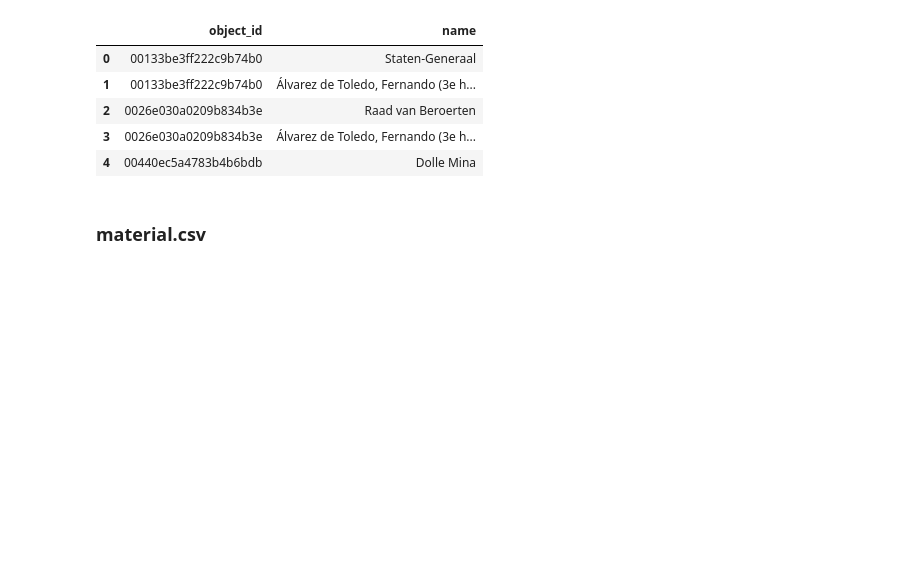
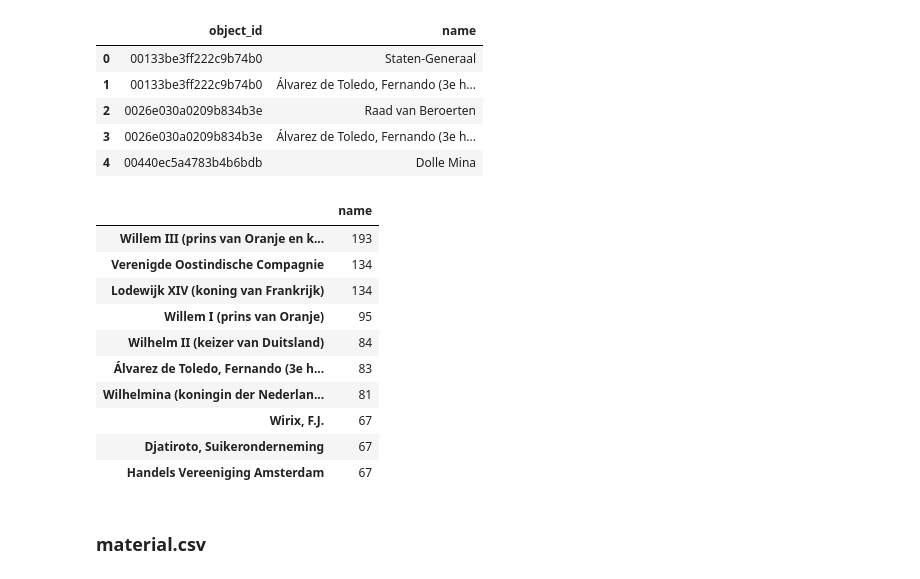
Before and after one commit to yumehara/atmacup10, a Jupyter notebook: notebook/atmacup10_EDA.ipynb, the cells around one changed output. Drawn from its saved outputs; the diff is of its cells as text; code cells hidden in the pictures; blank space fills up the shorter version.

```diff
--- a/notebook/atmacup10_EDA.ipynb
+++ b/notebook/atmacup10_EDA.ipynb
@@ -98,6 +98,21 @@ historical_person (6745, 2)
 | 2 | 0026e030a0209b834b3e | Raad van Beroerten |
 | 3 | 0026e030a0209b834b3e | Álvarez de Toledo, Fernando (3e h... |
 | 4 | 00440ec5a4783b4b6bdb | Dolle Mina |
+# %%
+historical_person_unique = pd.DataFrame(historical_person['name'].value_counts())
+historical_person_unique.head(10)
+# %% [output]
+|  | name |
+| Willem III (prins van Oranje en k... | 193 |
+| Verenigde Oostindische Compagnie | 134 |
+| Lodewijk XIV (koning van Frankrijk) | 134 |
+| Willem I (prins van Oranje) | 95 |
+| Wilhelm II (keizer van Duitsland) | 84 |
+| Álvarez de Toledo, Fernando (3e h... | 83 |
+| Wilhelmina (koningin der Nederlan... | 81 |
+| Wirix, F.J. | 67 |
+| Djatiroto, Suikeronderneming | 67 |
+| Handels Vereeniging Amsterdam | 67 |
 # %% [markdown]
 ### material.csv
 # %%
```
Also changed, not shown: parts of 3 cells of this notebook, 1 other file.
